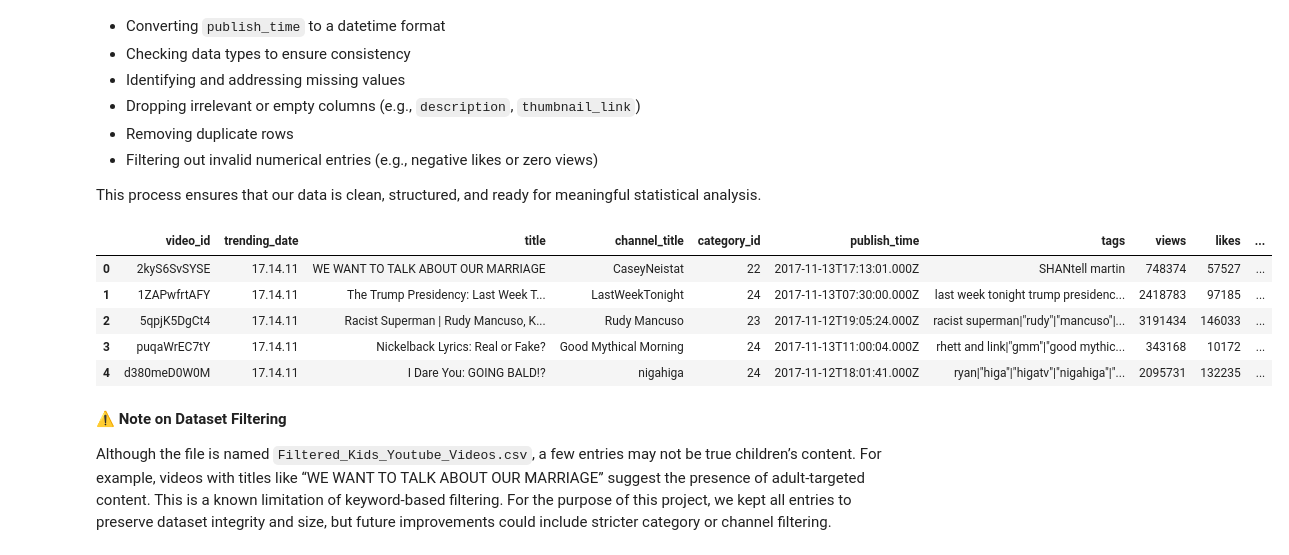
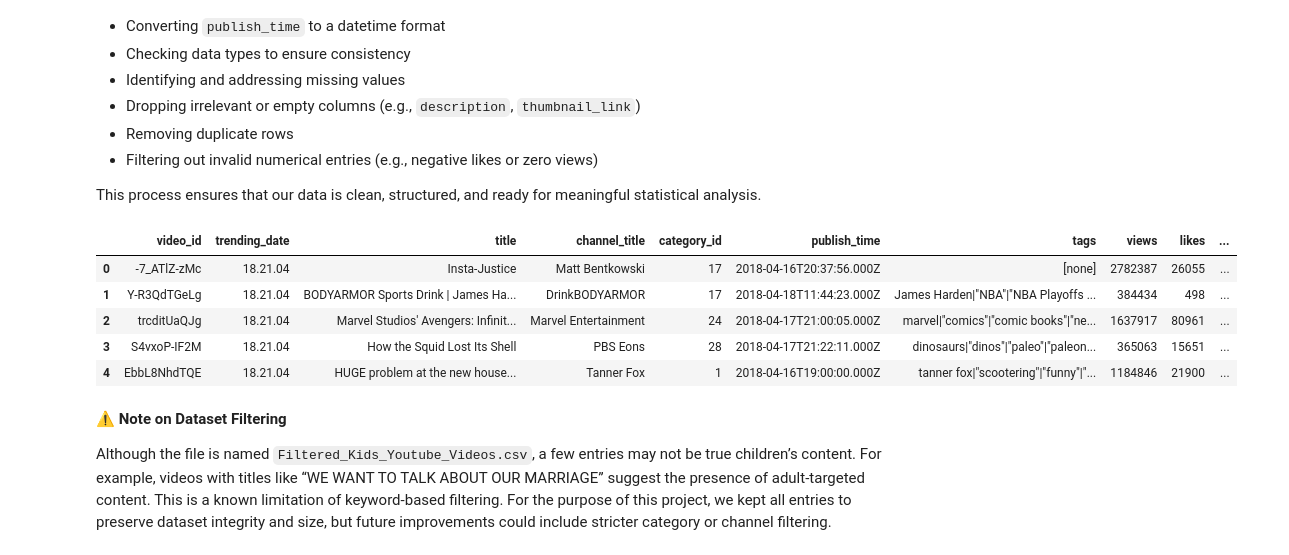
Before and after one commit to NawelMe/midterm-project_YouTube-Kids-Analysis, a Jupyter notebook: Kids_Youtube_Midterm_Project.ipynb, the cells around one changed output. Cells and saved outputs as stored; diff of their text form; code cells hidden in the pictures.

```diff
--- a/Kids_Youtube_Midterm_Project.ipynb
+++ b/Kids_Youtube_Midterm_Project.ipynb
@@ -23,25 +18,25 @@ This process ensures that our data is clean, structured, and ready for meaningfu
 # %%
 import pandas as pd
 import numpy as np
 import seaborn as sns
 import matplotlib.pyplot as plt
 from scipy import stats
 import warnings
 warnings.filterwarnings("ignore")
 
-# Use the correct file path from Google Drive
-file_path = "/content/drive/MyDrive/Math 301 Midterm project/Filtered_Kids_Youtube_Videos.csv"
-df = pd.read_csv(file_path)
+# Load dataset directly from GitHub
+url = "https://raw.githubusercontent.com/NawelMe/midterm-project_YouTube-Kids-Analysis/main/Filtered_Kids_Youtube_Videos.csv"
+df = pd.read_csv(url)
 
-# Preview the first few rows
+# Preview
 df.head()
 # %% [output]
 |  | video_id | trending_date | title | channel_title | category_id | publish_time | tags | views | likes | ... |
-| 0 | 2kyS6SvSYSE | 17.14.11 | WE WANT TO TALK ABOUT OUR MARRIAGE | CaseyNeistat | 22 | 2017-11-13T17:13:01.000Z | SHANtell martin | 748374 | 57527 | ... |
-| 1 | 1ZAPwfrtAFY | 17.14.11 | The Trump Presidency: Last Week T... | LastWeekTonight | 24 | 2017-11-13T07:30:00.000Z | last week tonight trump presidenc... | 2418783 | 97185 | ... |
-| 2 | 5qpjK5DgCt4 | 17.14.11 | Racist Superman | Rudy Mancuso, K... | Rudy Mancuso | 23 | 2017-11-12T19:05:24.000Z | racist superman|"rudy"|"mancuso"|... | 3191434 | 146033 | ... |
-| 3 | puqaWrEC7tY | 17.14.11 | Nickelback Lyrics: Real or Fake? | Good Mythical Morning | 24 | 2017-11-13T11:00:04.000Z | rhett and link|"gmm"|"good mythic... | 343168 | 10172 | ... |
-| 4 | d380meD0W0M | 17.14.11 | I Dare You: GOING BALD!? | nigahiga | 24 | 2017-11-12T18:01:41.000Z | ryan|"higa"|"higatv"|"nigahiga"|"... | 2095731 | 132235 | ... |
+| 0 | -7_ATlZ-zMc | 18.21.04 | Insta-Justice | Matt Bentkowski | 17 | 2018-04-16T20:37:56.000Z | [none] | 2782387 | 26055 | ... |
+| 1 | Y-R3QdTGeLg | 18.21.04 | BODYARMOR Sports Drink | James Ha... | DrinkBODYARMOR | 17 | 2018-04-18T11:44:23.000Z | James Harden|"NBA"|"NBA Playoffs ... | 384434 | 498 | ... |
+| 2 | trcditUaQJg | 18.21.04 | Marvel Studios' Avengers: Infinit... | Marvel Entertainment | 24 | 2018-04-17T21:00:05.000Z | marvel|"comics"|"comic books"|"ne... | 1637917 | 80961 | ... |
+| 3 | S4vxoP-IF2M | 18.21.04 | How the Squid Lost Its Shell | PBS Eons | 28 | 2018-04-17T21:22:11.000Z | dinosaurs|"dinos"|"paleo"|"paleon... | 365063 | 15651 | ... |
+| 4 | EbbL8NhdTQE | 18.21.04 | HUGE problem at the new house... | Tanner Fox | 1 | 2018-04-16T19:00:00.000Z | tanner fox|"scootering"|"funny"|"... | 1184846 | 21900 | ... |
 # %% [markdown]
 ⚠️ **Note on Dataset Filtering**
 
```
Also changed, not shown: parts of 18 cells of this notebook.
